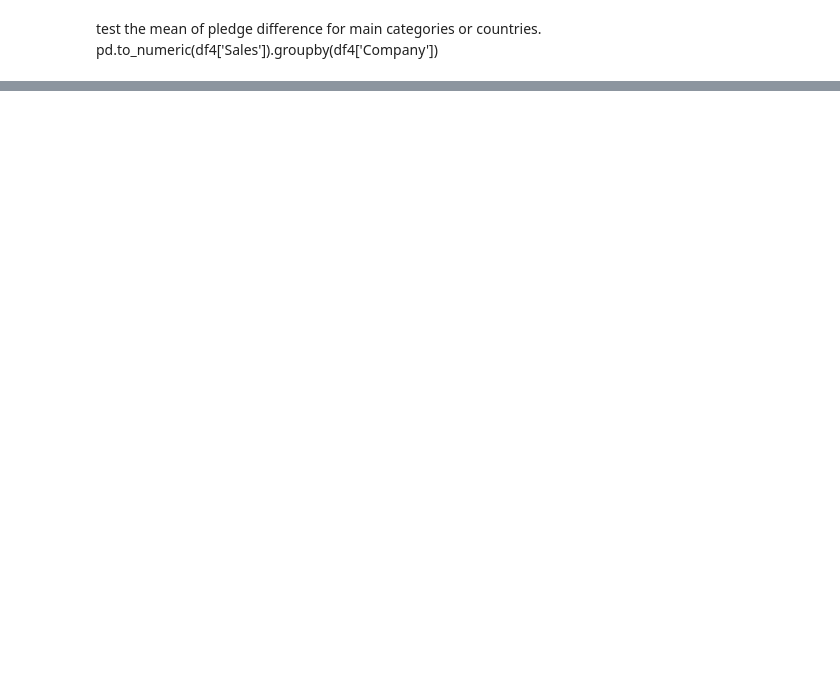
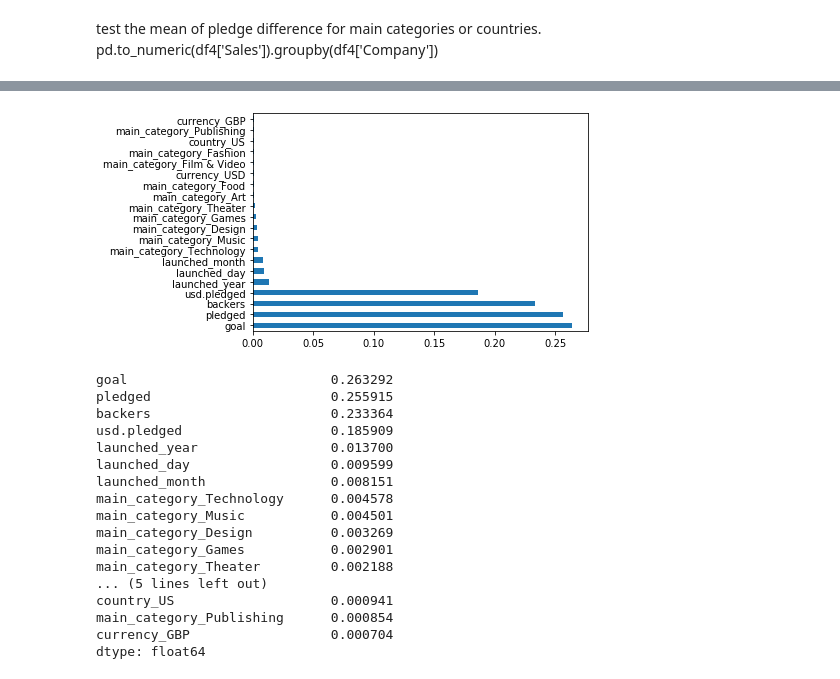
Before and after one commit to coryjanowski/Kickstarter, a Jupyter notebook: ks_statisticalTests.ipynb, the cells around one changed output, grey strips where cells are left out. Drawn from its saved outputs; the diff is of its cells as text; code cells hidden in the pictures; blank space fills up the shorter version.

Commit message:
added feature selection methods

```diff
--- a/ks_statisticalTests.ipynb
+++ b/ks_statisticalTests.ipynb
@@ -527,0 +607,7 @@ test the mean of pledge difference for main categories or countries. pd.to_numer
+# %%
+ks_dummy2['pledged'] = pd.to_numeric(ks_dummy2['pledged'], errors='coerce') # converting column values to float
+ks_dummy2['backers'] = pd.to_numeric(ks_dummy2['backers'] , errors='coerce')
+ks_dummy2['goal'] = pd.to_numeric(ks_dummy2['goal'] , errors='coerce')
+ks_dummy2['usd.pledged'] = pd.to_numeric(ks_dummy2['usd.pledged'] , errors='coerce')
+ks_dummy2 = ks_dummy2.dropna() # SelectKBest can not process NaN values
+ks_dummy2.head()
@@ -527,0 +622,4 @@ test the mean of pledge difference for main categories or countries. pd.to_numer
+# %%
+drop_col= ['state_lump_successful']
+X = ks_dummy2.drop(drop_col, axis =1) # dropped the target column, the rest wil be our predictors.
+y = ks_dummy2['state_lump_successful'] # selected the target column that will be predicted
@@ -527,0 +663,3 @@ test the mean of pledge difference for main categories or countries. pd.to_numer
+# %%
+rf_model = RandomForestClassifier()
+rf_model.fit(X, y)
@@ -527,0 +668,5 @@ test the mean of pledge difference for main categories or countries. pd.to_numer
+# %%
+feat_importances = pd.Series(rf_model.feature_importances_, index=X.columns)
+# determine 20 most important features
+df_imp_feat = feat_importances.nlargest(20)
+print(rf_model.feature_importances_)
@@ -527,0 +684,25 @@ test the mean of pledge difference for main categories or countries. pd.to_numer
+# %%
+# plot 20 most important features
+# feat_importances.nlargest(20).plot(kind='barh')
+df_imp_feat.plot(kind='barh')
+plt.show()
+print(df_imp_feat)
+# %% [output]
+[figure, added]
+goal                          0.263292
+pledged                       0.255915
+backers                       0.233364
+usd.pledged                   0.185909
+launched_year                 0.013700
+launched_day                  0.009599
+launched_month                0.008151
+main_category_Technology      0.004578
+main_category_Music           0.004501
+main_category_Design          0.003269
+main_category_Games           0.002901
+main_category_Theater         0.002188
+... (5 lines left out)
+country_US                    0.000941
+main_category_Publishing      0.000854
+currency_GBP                  0.000704
+dtype: float64
```
Also changed, not shown: parts of 39 cells of this notebook, 1 other file.
